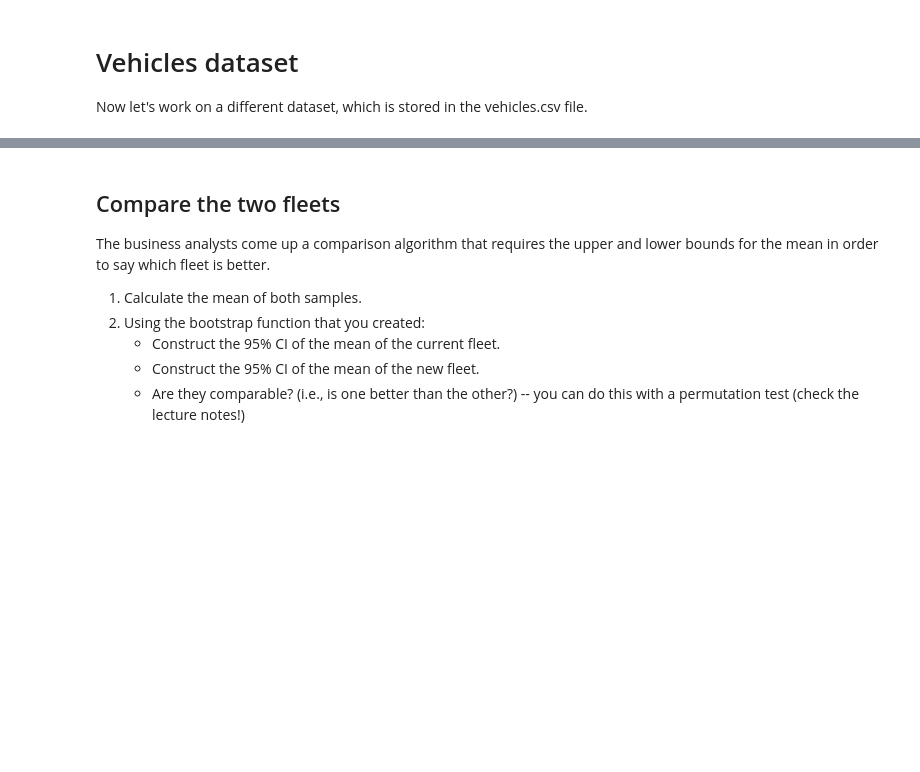
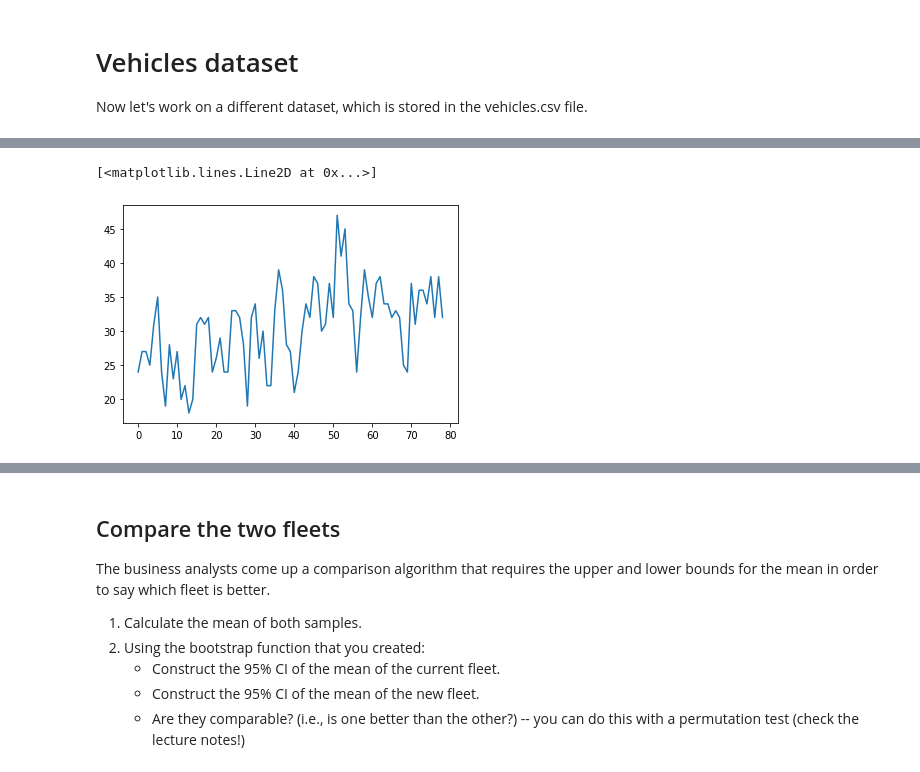
Before and after one commit to jonisabdulkarim/CE888, a Jupyter notebook: Lab2/bootstrap.ipynb, the cells around one changed output, grey strips where cells are left out. Saved outputs shown, nothing was run; the diff lists cells and outputs as text; code cells hidden in the pictures; blank space fills up the shorter version.

```diff
--- a/Lab2/bootstrap.ipynb
+++ b/Lab2/bootstrap.ipynb
@@ -76,0 +128,5 @@ Now let's work on a different dataset, which is stored in the vehicles.csv file.
+# %%
+matplotlib.pyplot.plot(df2["New Fleet"])
+# %% [output]
+[<matplotlib.lines.Line2D at 0x...>]
+[figure, added]
```
Also changed, not shown: parts of 18 cells of this notebook.
